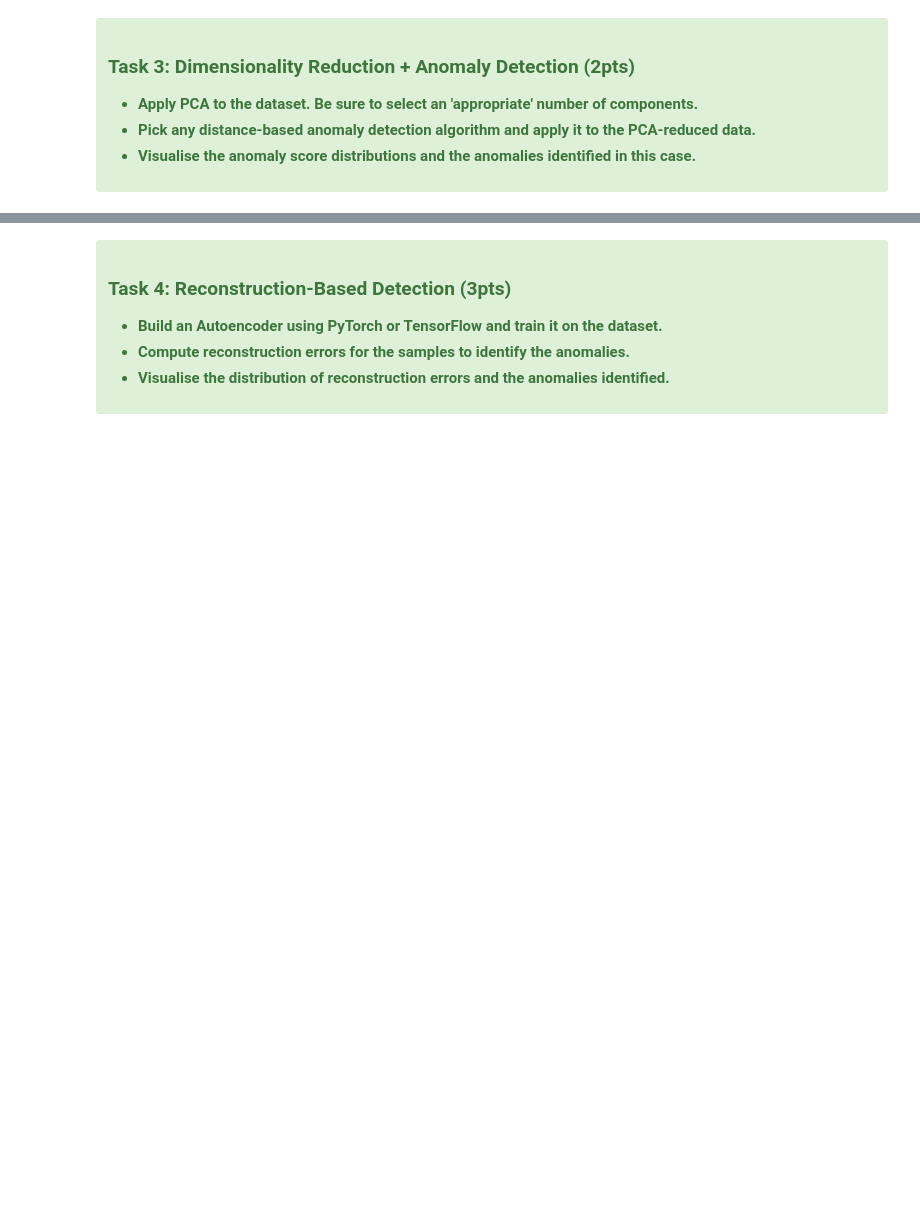
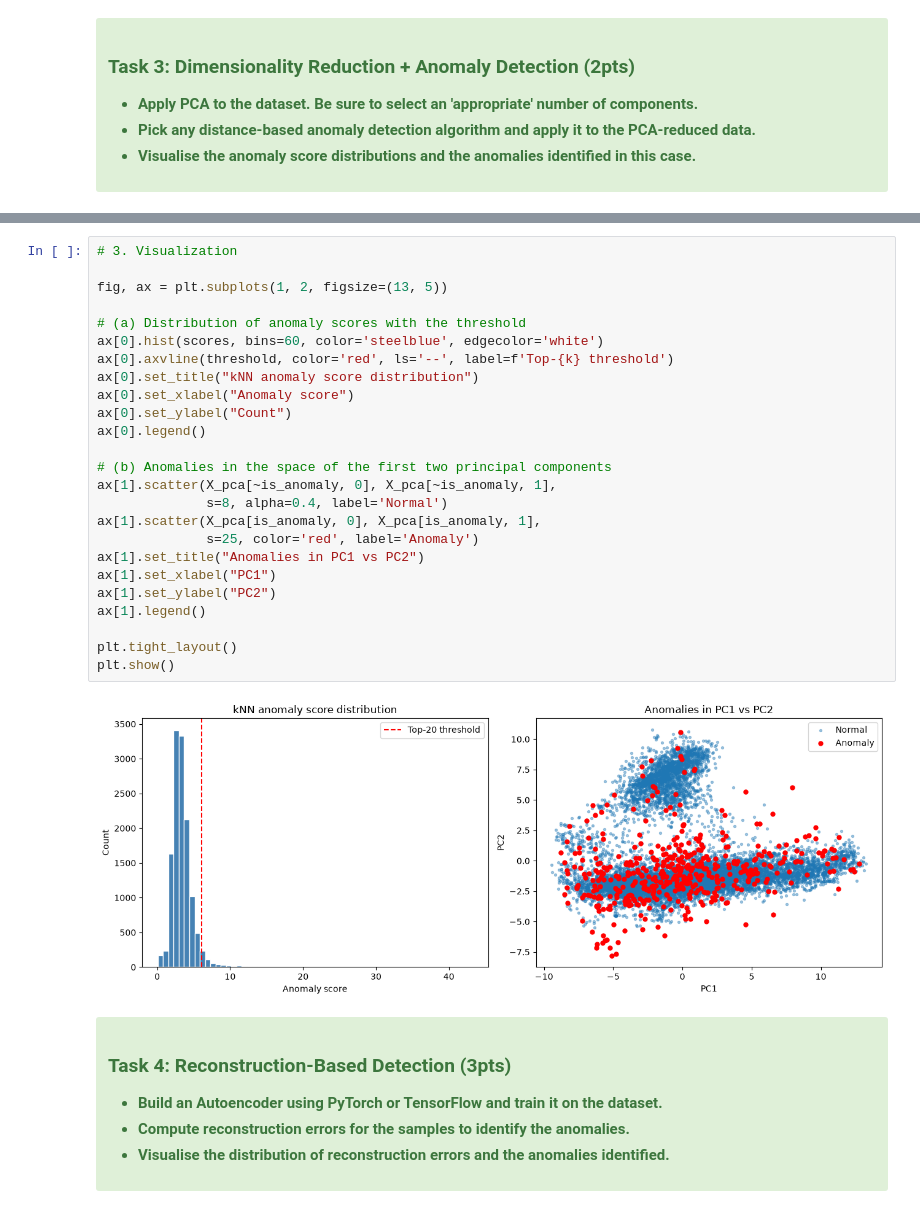
Before and after one commit to Masters-Halmstad/Data-Mining-DT8013, a Jupyter notebook: Lab#3_anomaly_detection2/lab_anomaly_detection_2.ipynb, the cells around one changed output, grey strips where cells are left out. Drawn from its saved outputs; the diff is of its cells as text; blank space fills up the shorter version.

```diff
--- a/Lab#3_anomaly_detection2/lab_anomaly_detection_2.ipynb
+++ b/Lab#3_anomaly_detection2/lab_anomaly_detection_2.ipynb
@@ -185,3 +287,30 @@ Rows: 13028 -> 12988
+# %%
+# 3. Visualization
+
+fig, ax = plt.subplots(1, 2, figsize=(13, 5))
+
+# (a) Distribution of anomaly scores with the threshold
+ax[0].hist(scores, bins=60, color='steelblue', edgecolor='white')
+ax[0].axvline(threshold, color='red', ls='--', label=f'Top-{k} threshold')
+ax[0].set_title("kNN anomaly score distribution")
+ax[0].set_xlabel("Anomaly score")
+ax[0].set_ylabel("Count")
+ax[0].legend()
+
+# (b) Anomalies in the space of the first two principal components
+ax[1].scatter(X_pca[~is_anomaly, 0], X_pca[~is_anomaly, 1],
+              s=8, alpha=0.4, label='Normal')
+ax[1].scatter(X_pca[is_anomaly, 0], X_pca[is_anomaly, 1],
+              s=25, color='red', label='Anomaly')
+ax[1].set_title("Anomalies in PC1 vs PC2")
+ax[1].set_xlabel("PC1")
+ax[1].set_ylabel("PC2")
+ax[1].legend()
+
+plt.tight_layout()
+plt.show()
+# %% [output]
+[figure, added]
 # %% [markdown]
 <div class='alert alert-block alert-success' style="font-weight:bolder">
 
```
Also changed, not shown: parts of 3 cells of this notebook.
